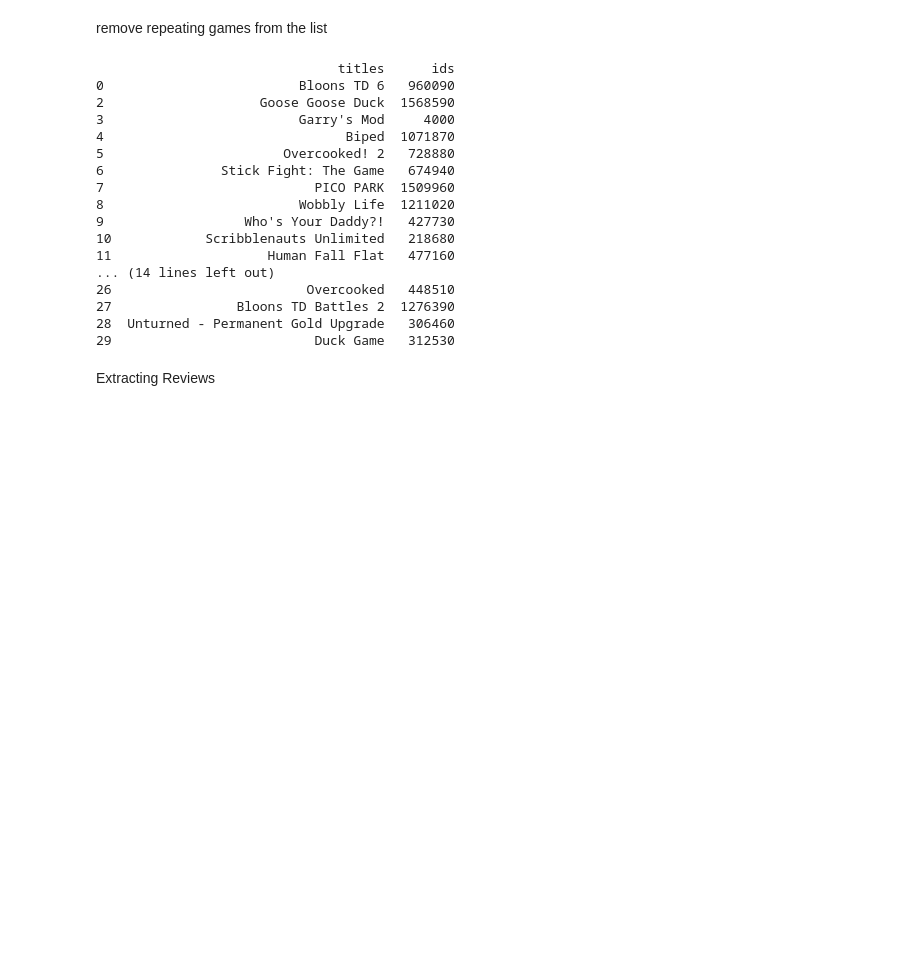
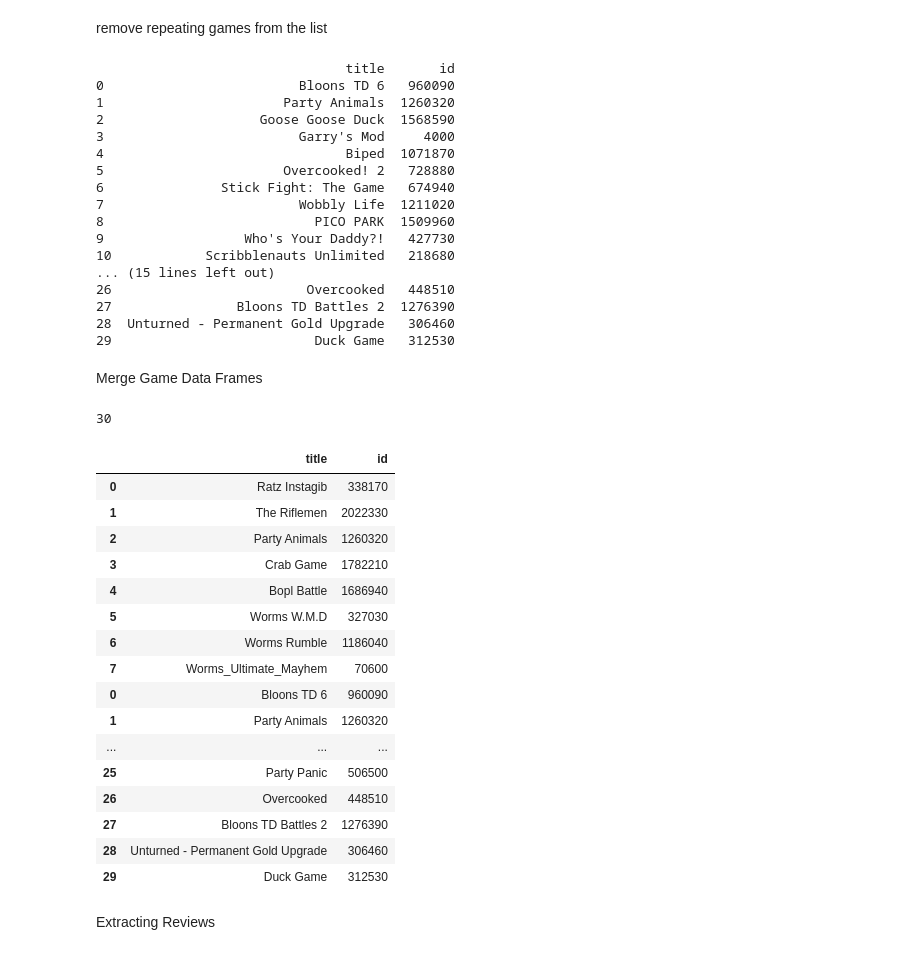
Before and after one commit to bluecoder777/Game-Promotion-Analysis, a Jupyter notebook: SteamGames.ipynb, the cells around one changed output. Drawn from its saved outputs; the diff is of its cells as text; code cells hidden in the pictures; blank space fills up the shorter version.

```diff
--- a/SteamGames.ipynb
+++ b/SteamGames.ipynb
@@ -198,29 +198,54 @@ GenreGames
 # %% [markdown]
 remove repeating games from the list
 # %%
-for id in GenreGames['ids']:
+for id in GenreGames['id']:
     if id in gamedf['id']:
         GenreGames.drop(id)
 
 print((GenreGames))
 # %% [output]
-                               titles      ids
+                                title       id
 0                         Bloons TD 6   960090
+1                       Party Animals  1260320
 2                    Goose Goose Duck  1568590
 3                         Garry's Mod     4000
 4                               Biped  1071870
 5                       Overcooked! 2   728880
 6               Stick Fight: The Game   674940
-7                           PICO PARK  1509960
-8                         Wobbly Life  1211020
+7                         Wobbly Life  1211020
+8                           PICO PARK  1509960
 9                  Who's Your Daddy?!   427730
 10            Scribblenauts Unlimited   218680
-11                    Human Fall Flat   477160
-... (14 lines left out)
+... (15 lines left out)
 26                         Overcooked   448510
 27                Bloons TD Battles 2  1276390
 28  Unturned - Permanent Gold Upgrade   306460
 29                          Duck Game   312530
+# %% [markdown]
+Merge Game Data Frames
+# %%
+print(len(GenreGames))
+games = pd.concat([gamedf,GenreGames])
+games
+# %% [output]
+30
+|  | title | id |
+| 0 | Ratz Instagib | 338170 |
+| 1 | The Riflemen | 2022330 |
+| 2 | Party Animals | 1260320 |
+| 3 | Crab Game | 1782210 |
+| 4 | Bopl Battle | 1686940 |
+| 5 | Worms W.M.D | 327030 |
+| 6 | Worms Rumble | 1186040 |
+| 7 | Worms_Ultimate_Mayhem | 70600 |
+| 0 | Bloons TD 6 | 960090 |
+| 1 | Party Animals | 1260320 |
+| ... | ... | ... |
+| 25 | Party Panic | 506500 |
+| 26 | Overcooked | 448510 |
+| 27 | Bloons TD Battles 2 | 1276390 |
+| 28 | Unturned - Permanent Gold Upgrade | 306460 |
+| 29 | Duck Game | 312530 |
 # %% [markdown]
 Extracting Reviews
 # %%
```
Also changed, not shown: parts of 2 cells of this notebook.
